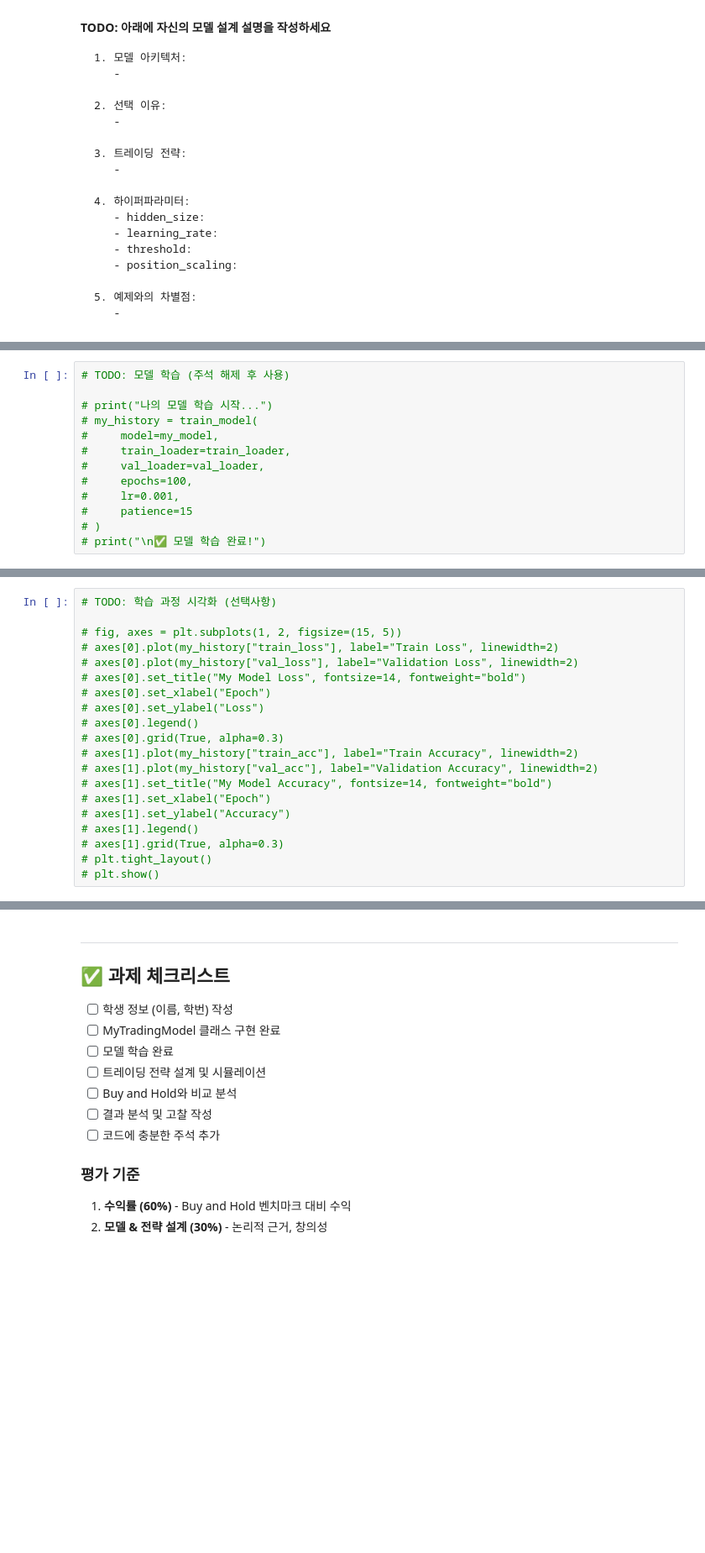
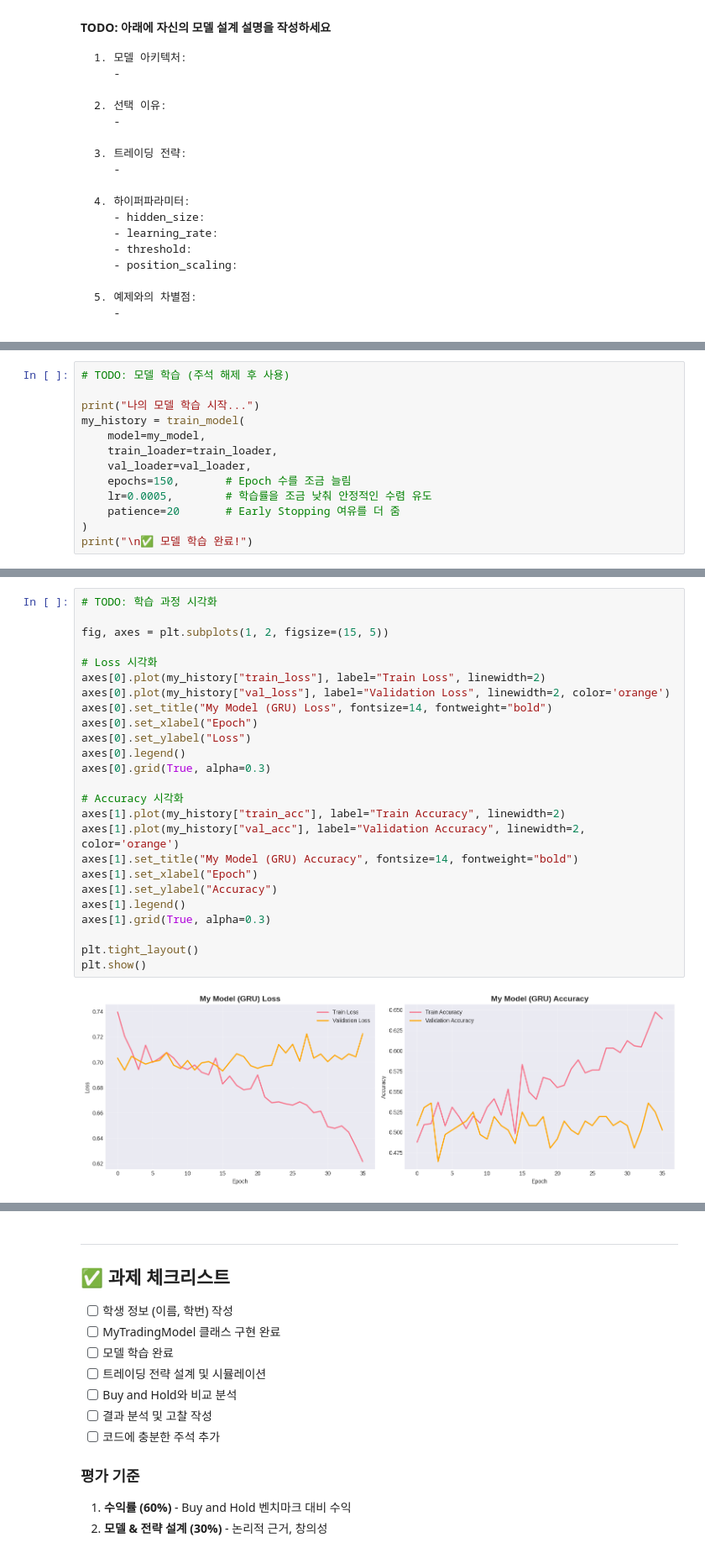
Before and after one commit to yoonseo0247/TimeSeriesForecastingTest, a Jupyter notebook: assignment_notebook.ipynb, the cells around one changed output, grey strips where cells are left out. Shown at 84% size. Cells and saved outputs as stored; diff of their text form; blank space fills up the shorter version.

```diff
--- a/assignment_notebook.ipynb
+++ b/assignment_notebook.ipynb
@@ -847,13 +1000,13 @@ class MyTradingModel(nn.Module):
 # %%
 # TODO: 모델 학습 (주석 해제 후 사용)
 
-# print("나의 모델 학습 시작...")
-# my_history = train_model(
-#     model=my_model,
-#     train_loader=train_loader,
-#     val_loader=val_loader,
-#     epochs=100,
-#     lr=0.001,
-#     patience=15
-# )
-# print("\n✅ 모델 학습 완료!")
+print("나의 모델 학습 시작...")
+my_history = train_model(
+    model=my_model,
+    train_loader=train_loader,
+    val_loader=val_loader,
+    epochs=150,       # Epoch 수를 조금 늘림
+    lr=0.0005,        # 학습률을 조금 낮춰 안정적인 수렴 유도
+    patience=20       # Early Stopping 여유를 더 줌
+)
+print("\n✅ 모델 학습 완료!")
@@ -860,20 +1021,27 @@ class MyTradingModel(nn.Module):
 # %%
-# TODO: 학습 과정 시각화 (선택사항)
+# TODO: 학습 과정 시각화
 
-# fig, axes = plt.subplots(1, 2, figsize=(15, 5))
-# axes[0].plot(my_history["train_loss"], label="Train Loss", linewidth=2)
-# axes[0].plot(my_history["val_loss"], label="Validation Loss", linewidth=2)
-# axes[0].set_title("My Model Loss", fontsize=14, fontweight="bold")
-# axes[0].set_xlabel("Epoch")
-# axes[0].set_ylabel("Loss")
-# axes[0].legend()
-# axes[0].grid(True, alpha=0.3)
-# axes[1].plot(my_history["train_acc"], label="Train Accuracy", linewidth=2)
-# axes[1].plot(my_history["val_acc"], label="Validation Accuracy", linewidth=2)
-# axes[1].set_title("My Model Accuracy", fontsize=14, fontweight="bold")
-# axes[1].set_xlabel("Epoch")
-# axes[1].set_ylabel("Accuracy")
-# axes[1].legend()
-# axes[1].grid(True, alpha=0.3)
-# plt.tight_layout()
-# plt.show()
+fig, axes = plt.subplots(1, 2, figsize=(15, 5))
+
+# Loss 시각화
+axes[0].plot(my_history["train_loss"], label="Train Loss", linewidth=2)
+axes[0].plot(my_history["val_loss"], label="Validation Loss", linewidth=2, color='orange')
+axes[0].set_title("My Model (GRU) Loss", fontsize=14, fontweight="bold")
+axes[0].set_xlabel("Epoch")
+axes[0].set_ylabel("Loss")
+axes[0].legend()
+axes[0].grid(True, alpha=0.3)
+
+# Accuracy 시각화
+axes[1].plot(my_history["train_acc"], label="Train Accuracy", linewidth=2)
+axes[1].plot(my_history["val_acc"], label="Validation Accuracy", linewidth=2, color='orange')
+axes[1].set_title("My Model (GRU) Accuracy", fontsize=14, fontweight="bold")
+axes[1].set_xlabel("Epoch")
+axes[1].set_ylabel("Accuracy")
+axes[1].legend()
+axes[1].grid(True, alpha=0.3)
+
+plt.tight_layout()
+plt.show()
+# %% [output]
+[figure, added]
```
Also changed, not shown: parts of 25 cells of this notebook.
